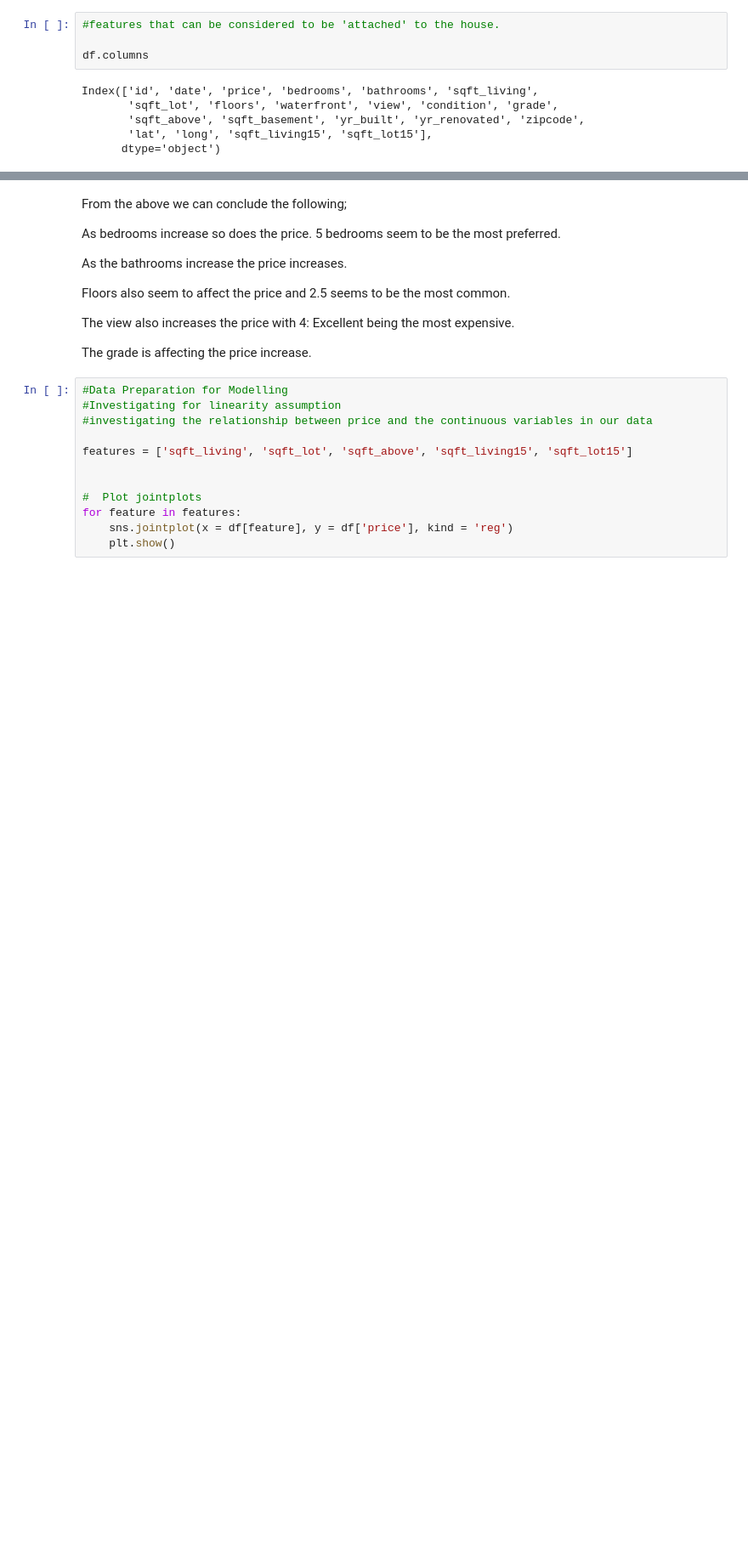
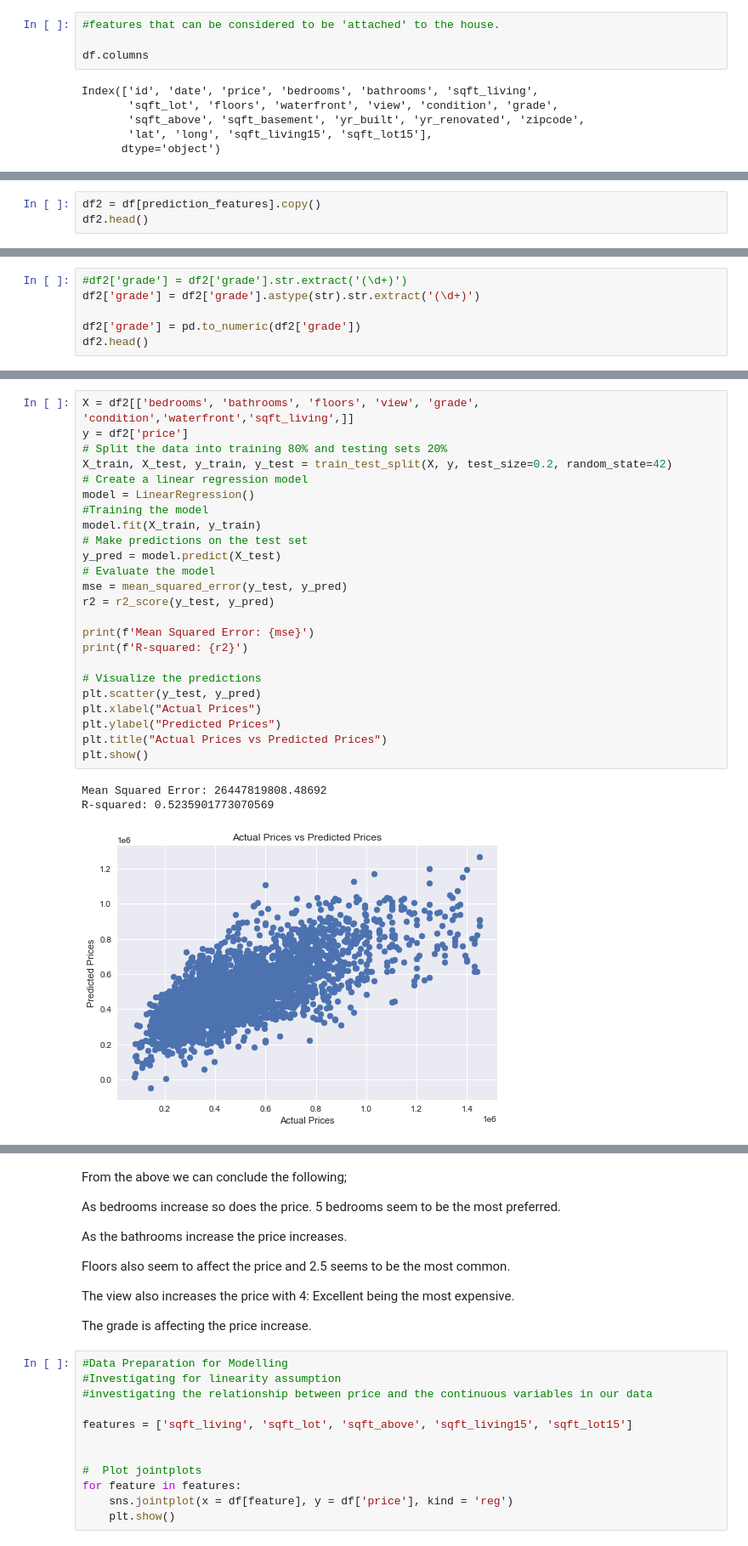
Before and after one commit to Lewis-Gitari/House-prices-model, a Jupyter notebook: PHASE TWO PROJECT FINAL CODE.ipynb, the cells around one changed output, grey strips where cells are left out. Shown at 85% size. Saved outputs shown, nothing was run; the diff lists cells and outputs as text; blank space fills up the shorter version.

```diff
--- a/PHASE TWO PROJECT FINAL CODE.ipynb
+++ b/PHASE TWO PROJECT FINAL CODE.ipynb
@@ -655,0 +657,3 @@ for feature in features:
+# %%
+df2 = df[prediction_features].copy()
+df2.head()
@@ -655,0 +667,6 @@ for feature in features:
+# %%
+#df2['grade'] = df2['grade'].str.extract('(\d+)')
+df2['grade'] = df2['grade'].astype(str).str.extract('(\d+)')
+
+df2['grade'] = pd.to_numeric(df2['grade'])
+df2.head()
@@ -655,0 +691,28 @@ for feature in features:
+# %%
+X = df2[['bedrooms', 'bathrooms', 'floors', 'view', 'grade', 'condition','waterfront','sqft_living',]]
+y = df2['price']
+# Split the data into training 80% and testing sets 20%
+X_train, X_test, y_train, y_test = train_test_split(X, y, test_size=0.2, random_state=42)
+# Create a linear regression model
+model = LinearRegression()
+#Training the model
+model.fit(X_train, y_train)
+# Make predictions on the test set
+y_pred = model.predict(X_test)
+# Evaluate the model
+mse = mean_squared_error(y_test, y_pred)
+r2 = r2_score(y_test, y_pred)
+
+print(f'Mean Squared Error: {mse}')
+print(f'R-squared: {r2}')
+
+# Visualize the predictions
+plt.scatter(y_test, y_pred)
+plt.xlabel("Actual Prices")
+plt.ylabel("Predicted Prices")
+plt.title("Actual Prices vs Predicted Prices")
+plt.show()
+# %% [output]
+Mean Squared Error: 26447819808.48692
+R-squared: 0.5235901773070569
+[figure, added]
```
Also changed, not shown: parts of 18 cells of this notebook.
